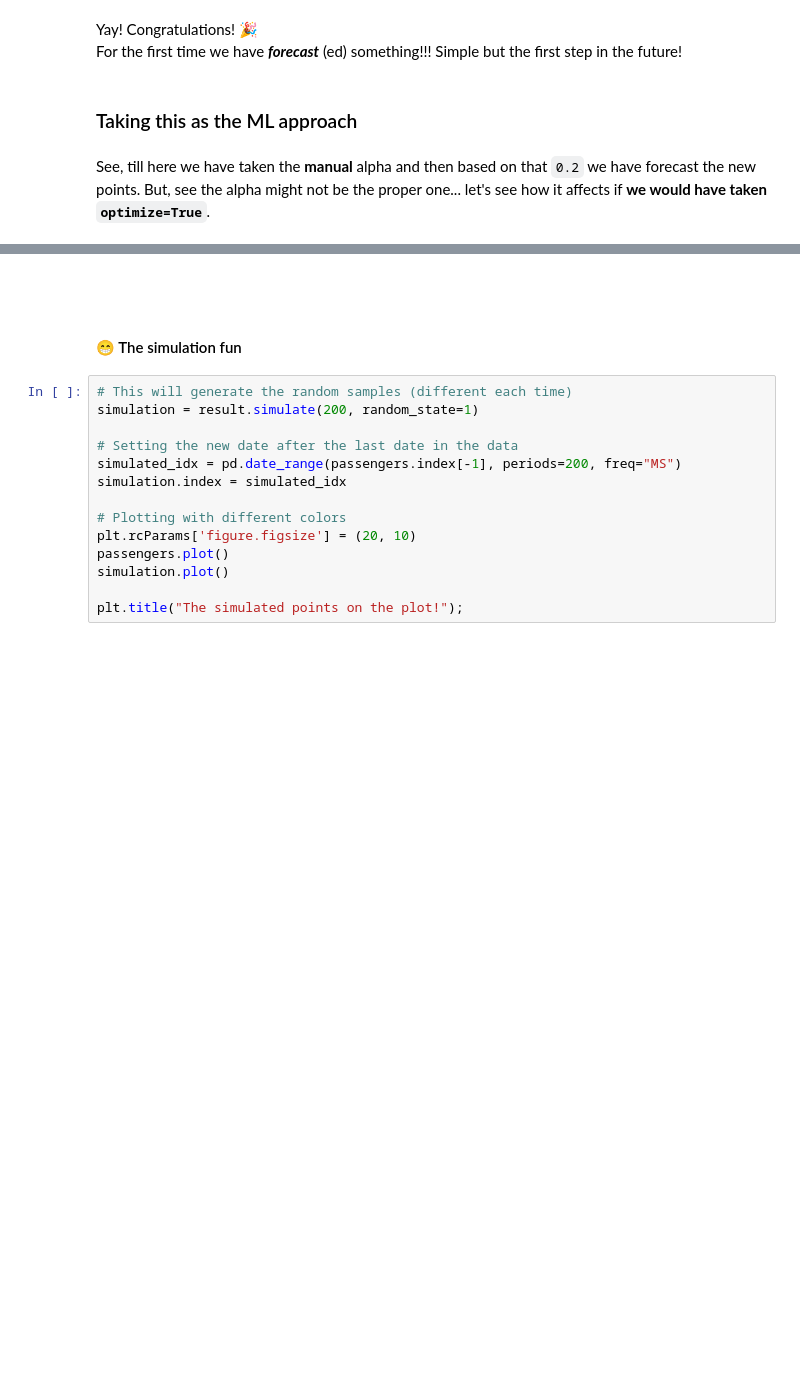
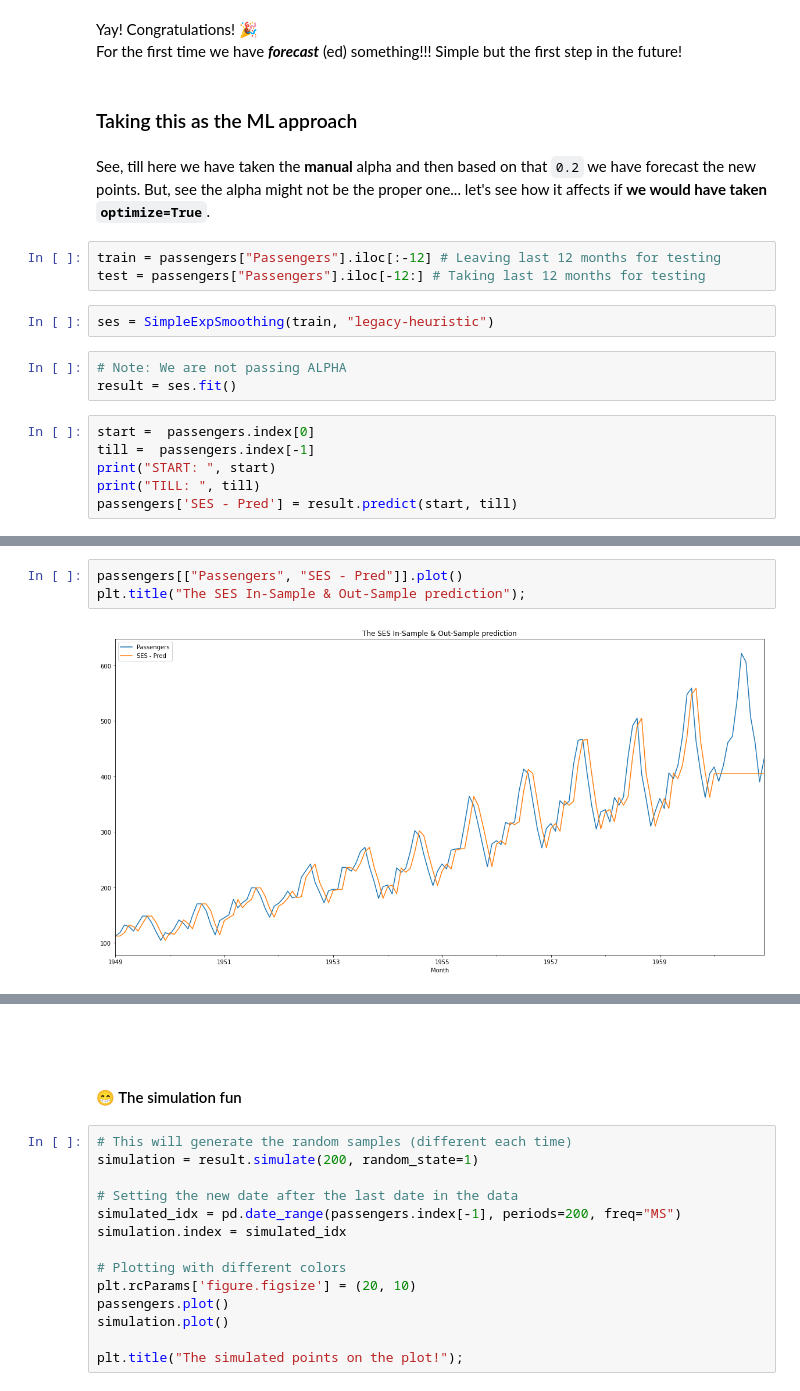
Before and after one commit to AayushSameerShah/TimeSeries-Forecasting, a Jupyter notebook: 2. Exponential Smoothing and ETS/4. SES.ipynb, the cells around one changed output, grey strips where cells are left out. Saved outputs shown, nothing was run; the diff lists cells and outputs as text; blank space fills up the shorter version.

```diff
--- a/2. Exponential Smoothing and ETS/4. SES.ipynb
+++ b/2. Exponential Smoothing and ETS/4. SES.ipynb
@@ -214,3 +232,17 @@ For the first time we have ***forecast*** (ed) something!!! Simple but the first
 ### Taking this as the ML approach
 # %% [markdown]
 See, till here we have taken the **manual** alpha and then based on that `0.2` we have forecast the new points. But, see the alpha might not be the proper one... let's see how it affects if **we would have taken `optimize=True`**.
+# %%
+train = passengers["Passengers"].iloc[:-12] # Leaving last 12 months for testing
+test = passengers["Passengers"].iloc[-12:] # Taking last 12 months for testing
+# %%
+ses = SimpleExpSmoothing(train, "legacy-heuristic")
+# %%
+# Note: We are not passing ALPHA
+result = ses.fit()
+# %%
+start =  passengers.index[0]
+till =  passengers.index[-1]
+print("START: ", start)
+print("TILL: ", till)
+passengers['SES - Pred'] = result.predict(start, till)
@@ -216,0 +252,5 @@ See, till here we have taken the **manual** alpha and then based on that `0.2` w
+# %%
+passengers[["Passengers", "SES - Pred"]].plot()
+plt.title("The SES In-Sample & Out-Sample prediction");
+# %% [output]
+[figure, added]
```
Also changed, not shown: parts of 14 cells of this notebook, 1 other file.
